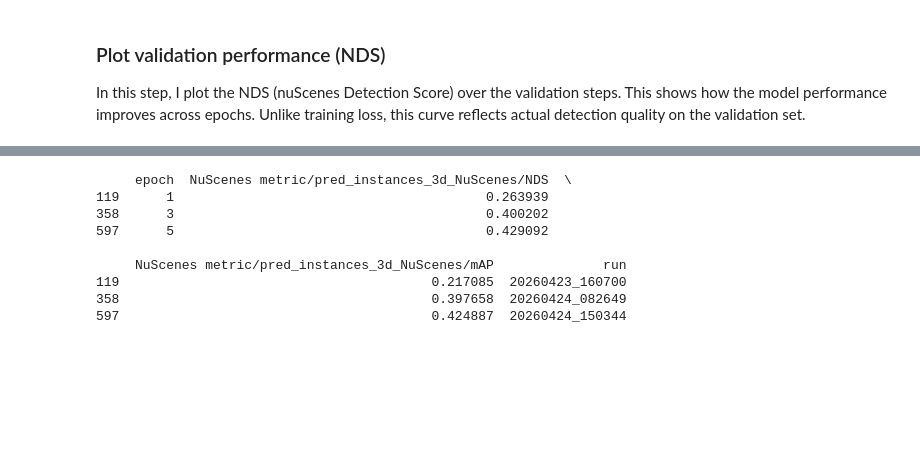
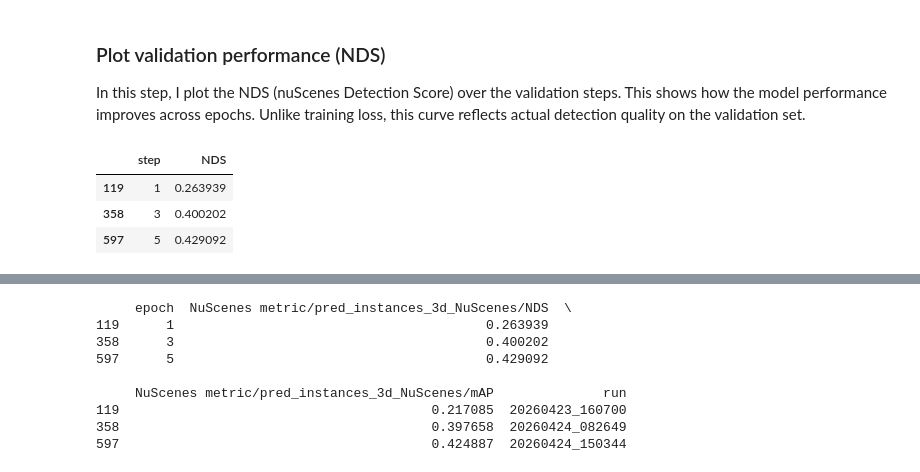
Before and after one commit to darkcyan-ugli-fruit/nuscenes-multimodal-learning, a Jupyter notebook: notebooks/03_camera_lidar_fusion_model.ipynb, the cells around one changed output, grey strips where cells are left out. Saved outputs shown, nothing was run; the diff lists cells and outputs as text; code cells hidden in the pictures; blank space fills up the shorter version.

```diff
--- a/notebooks/03_camera_lidar_fusion_model.ipynb
+++ b/notebooks/03_camera_lidar_fusion_model.ipynb
@@ -992,3 +990,16 @@ plt.show()
 ### Plot validation performance (NDS)
 
 In this step, I plot the NDS (nuScenes Detection Score) over the validation steps. This shows how the model performance improves across epochs. Unlike training loss, this curve reflects actual detection quality on the validation set.
+# %%
+#
+nds_df = scalars_df[
+    ["step", "NuScenes metric/pred_instances_3d_NuScenes/NDS"]
+].dropna().rename(columns={
+    "NuScenes metric/pred_instances_3d_NuScenes/NDS": "NDS"
+})
+nds_df.head()
+# %% [output]
+|  | step | NDS |
+| 119 | 1 | 0.263939 |
+| 358 | 3 | 0.400202 |
+| 597 | 5 | 0.429092 |
```
Also changed, not shown: parts of 8 cells of this notebook.
